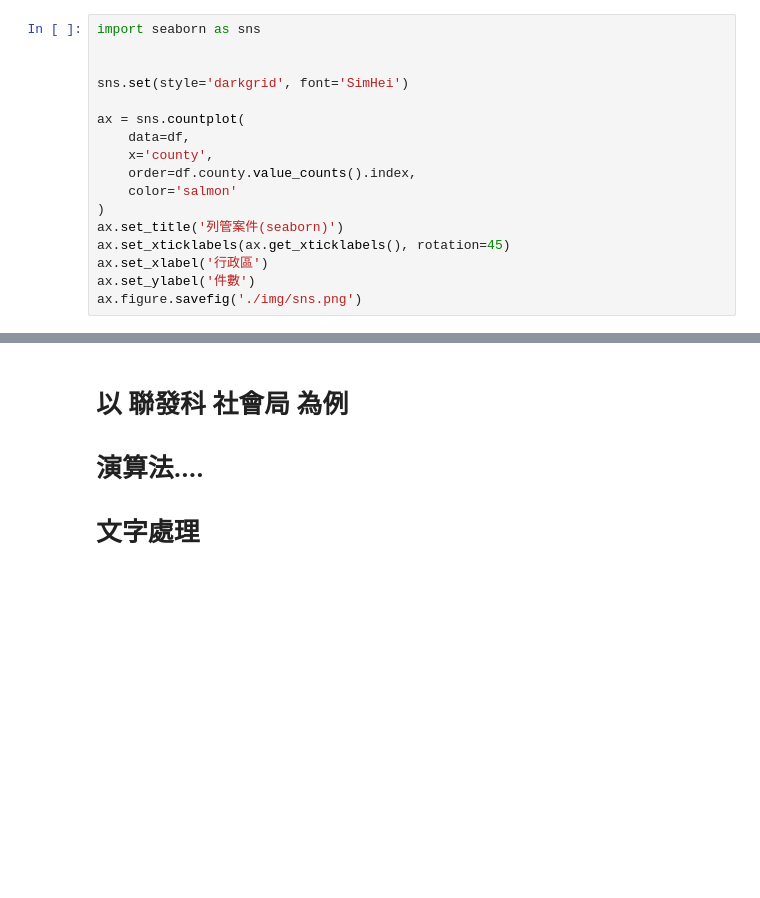
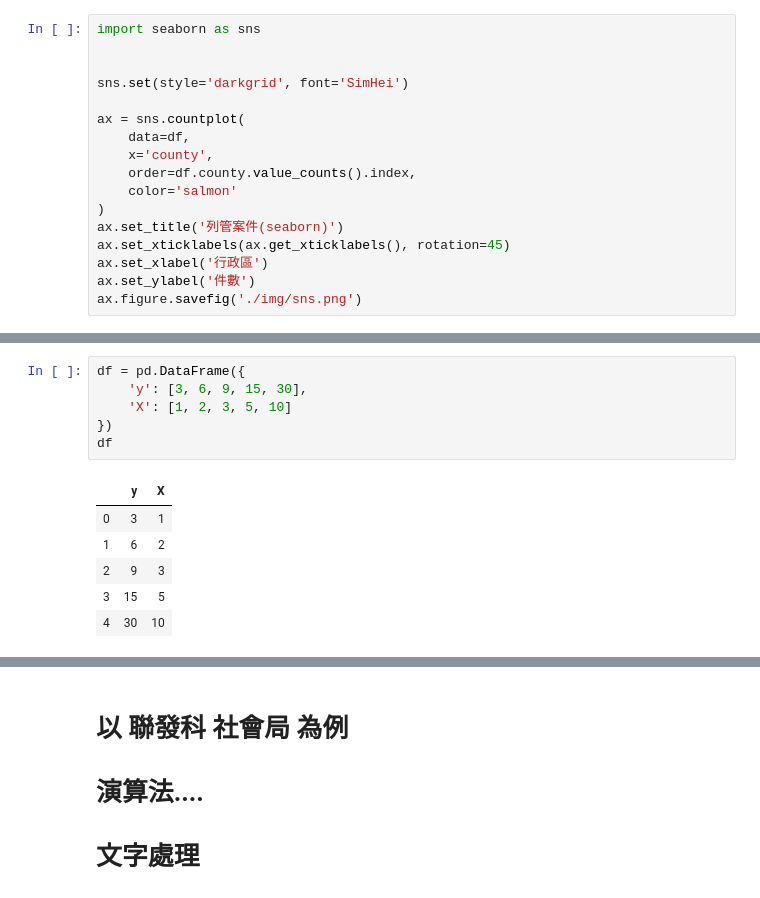
Before and after one commit to ningchencontact/2019pytalk, a Jupyter notebook: PyconTalk_Draft.ipynb, the cells around one changed output, grey strips where cells are left out. Cells and saved outputs as stored; diff of their text form; blank space fills up the shorter version.

```diff
--- a/PyconTalk_Draft.ipynb
+++ b/PyconTalk_Draft.ipynb
@@ -160,0 +183,13 @@ df.county.value_counts().iplot(kind='bar')
+# %%
+df = pd.DataFrame({
+    'y': [3, 6, 9, 15, 30],
+    'X': [1, 2, 3, 5, 10]
+})
+df
+# %% [output]
+|  | y | X |
+| 0 | 3 | 1 |
+| 1 | 6 | 2 |
+| 2 | 9 | 3 |
+| 3 | 15 | 5 |
+| 4 | 30 | 10 |
```
Also changed, not shown: parts of 20 cells of this notebook, 3 other files.
